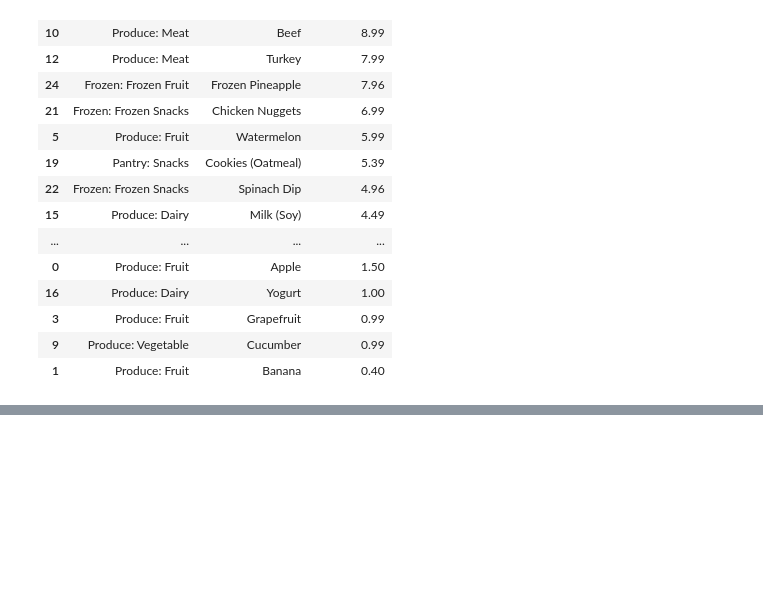
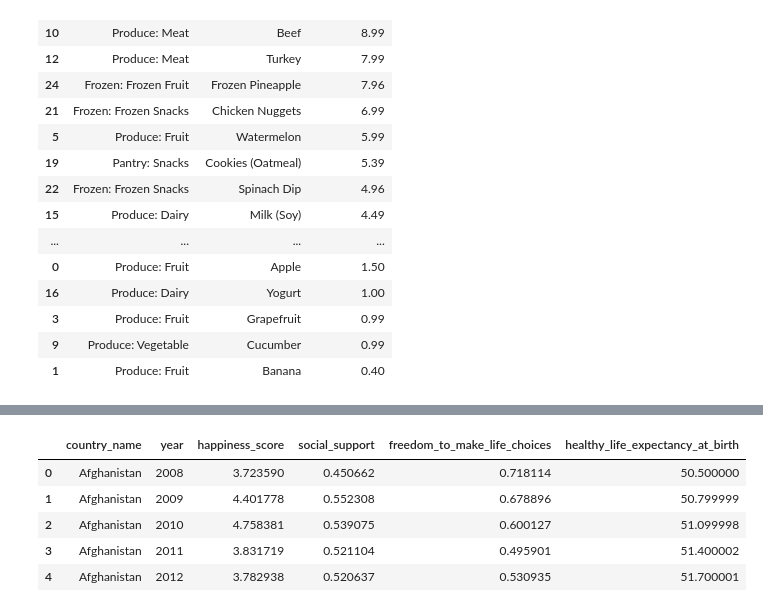
Before and after one commit to Jdalarmi/DataScience, a Jupyter notebook: app/Exploratory_Data_Analysis/Practice.ipynb, the cells around one changed output, grey strips where cells are left out. Cells and saved outputs as stored; diff of their text form; code cells hidden in the pictures; blank space fills up the shorter version.

```diff
--- a/app/Exploratory_Data_Analysis/Practice.ipynb
+++ b/app/Exploratory_Data_Analysis/Practice.ipynb
@@ -77,0 +82,10 @@ df[["Category", "Item", "Price_Dollars"]].sort_values("Price_Dollars", ascending
+# %%
+happiness = pd.read_csv('../My_Datas/Data/happiness_survey_data.csv')
+happiness.head()
+# %% [output]
+|  | country_name | year | happiness_score | social_support | freedom_to_make_life_choices | healthy_life_expectancy_at_birth |
+| 0 | Afghanistan | 2008 | 3.723590 | 0.450662 | 0.718114 | 50.500000 |
+| 1 | Afghanistan | 2009 | 4.401778 | 0.552308 | 0.678896 | 50.799999 |
+| 2 | Afghanistan | 2010 | 4.758381 | 0.539075 | 0.600127 | 51.099998 |
+| 3 | Afghanistan | 2011 | 3.831719 | 0.521104 | 0.495901 | 51.400002 |
+| 4 | Afghanistan | 2012 | 3.782938 | 0.520637 | 0.530935 | 51.700001 |
```
Also changed, not shown: parts of 3 cells of this notebook.
